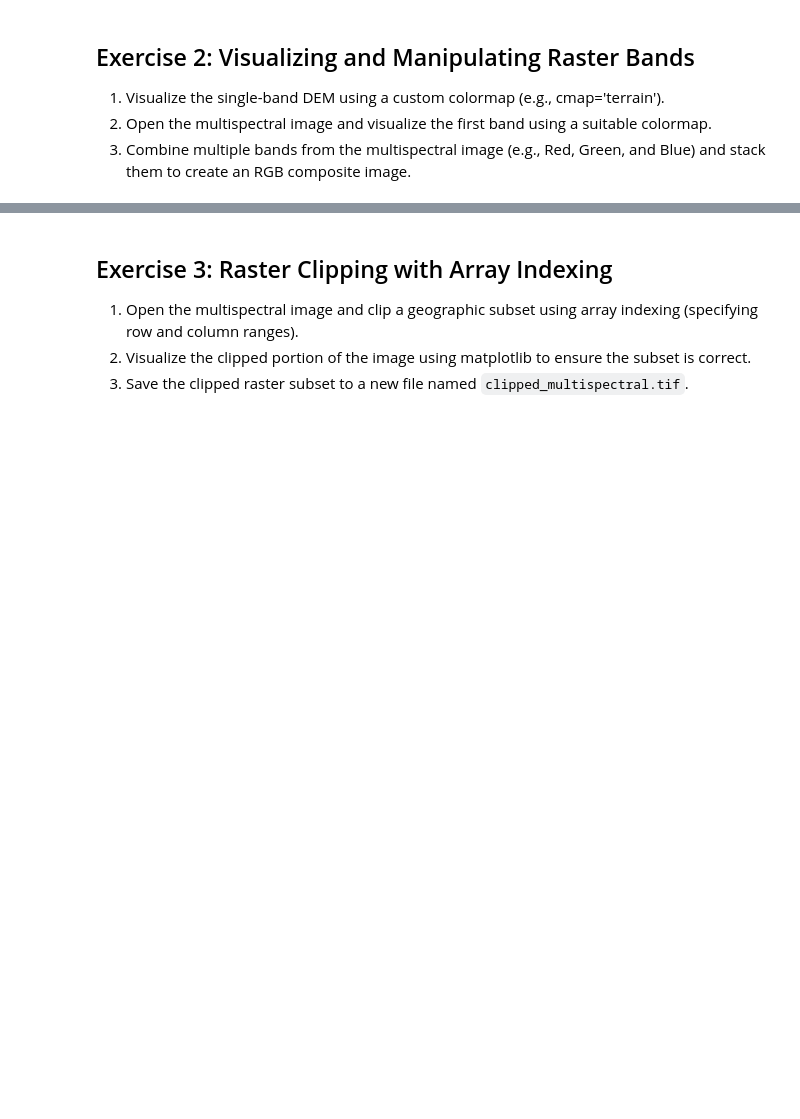
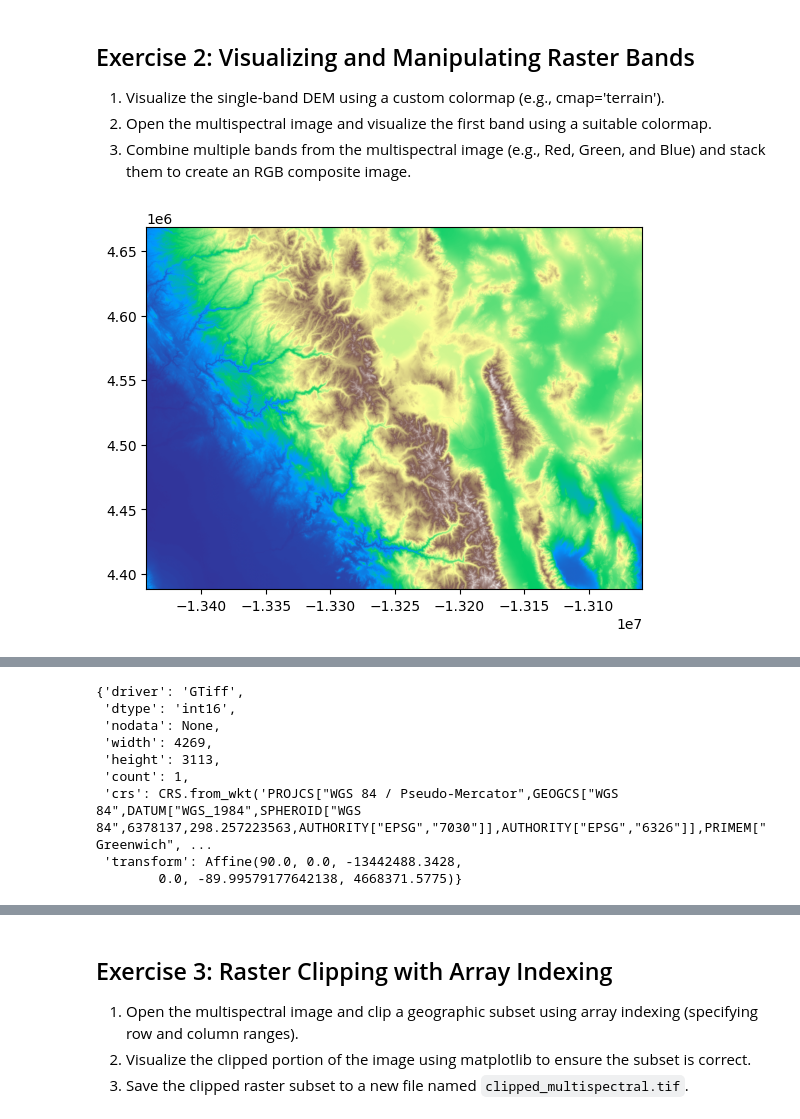
Before and after one commit to siddhi1991/GIS-programming, a Jupyter notebook: book/labs/lab_05.ipynb, the cells around one changed output, grey strips where cells are left out. Saved outputs shown, nothing was run; the diff lists cells and outputs as text; code cells hidden in the pictures; blank space fills up the shorter version.

```diff
--- a/book/labs/lab_05.ipynb
+++ b/book/labs/lab_05.ipynb
@@ -63,3 +63,9 @@ Requirement already satisfied: pyparsing in /usr/local/lib/python3.10/dist-packa
 1. Visualize the single-band DEM using a custom colormap (e.g., cmap='terrain').
 2. Open the multispectral image and visualize the first band using a suitable colormap.
 3. Combine multiple bands from the multispectral image (e.g., Red, Green, and Blue) and stack them to create an RGB composite image.
+# %%
+path = "https://github.com/opengeos/datasets/releases/download/raster/dem_90m.tif"
+src= rasterio.open(path)
+rasterio.plot.show(src, cmap="terrain")
+# %% [output]
+[figure, added]
@@ -65,0 +73,9 @@ Requirement already satisfied: pyparsing in /usr/local/lib/python3.10/dist-packa
+{'driver': 'GTiff',
+ 'dtype': 'int16',
+ 'nodata': None,
+ 'width': 4269,
+ 'height': 3113,
+ 'count': 1,
+ 'crs': CRS.from_wkt('PROJCS["WGS 84 / Pseudo-Mercator",GEOGCS["WGS 84",DATUM["WGS_1984",SPHEROID["WGS 84",6378137,298.257223563,AUTHORITY["EPSG","7030"]],AUTHORITY["EPSG","6326"]],PRIMEM["Greenwich", ...
+ 'transform': Affine(90.0, 0.0, -13442488.3428,
+        0.0, -89.99579177642138, 4668371.5775)}
```
Also changed, not shown: parts of 2 cells of this notebook.
